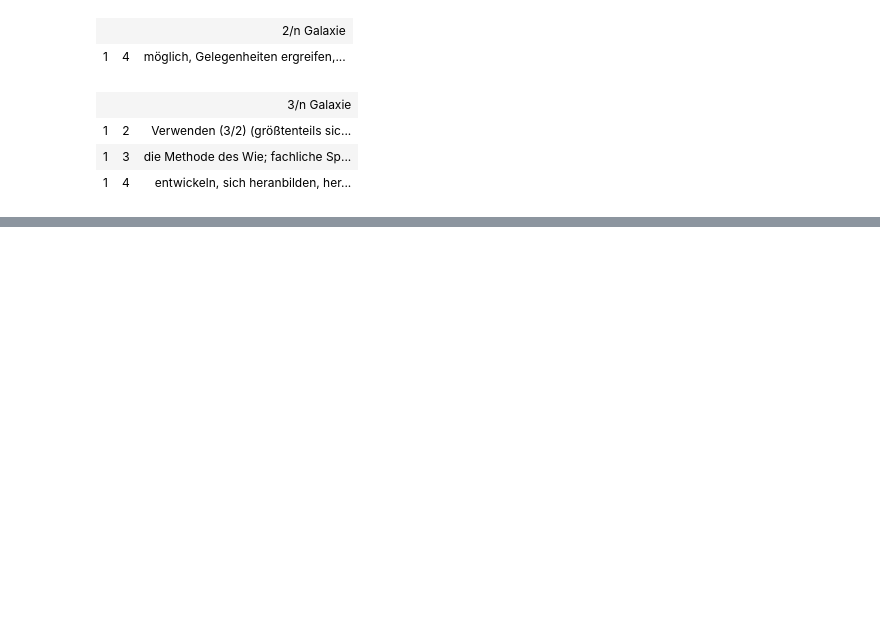
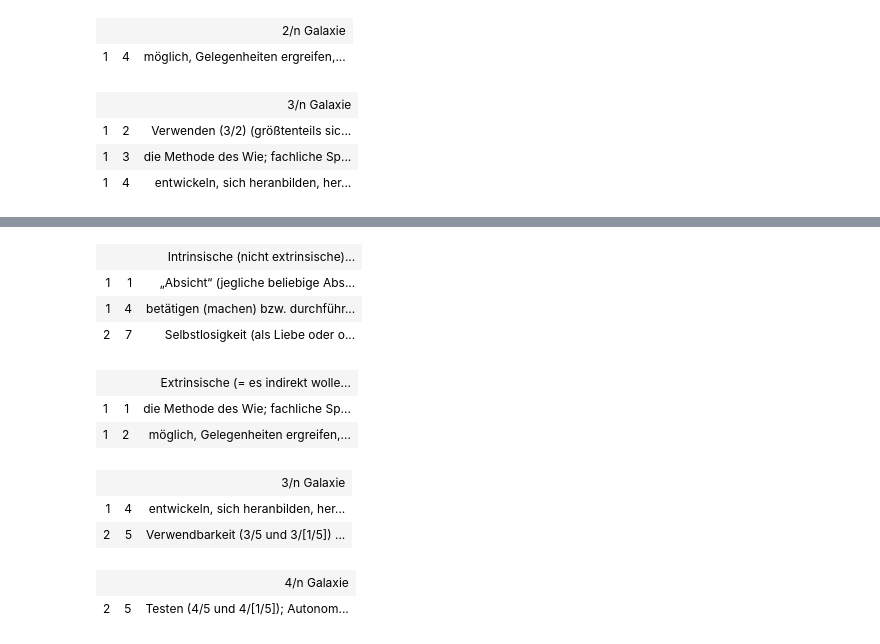
Before and after one commit to githubuser2000/reta-23-07-20, a Jupyter notebook: unit-testing/bruchSyntaxNeu-23-04.ipynb, the cells around one changed output, grey strips where cells are left out. Saved outputs shown, nothing was run; the diff lists cells and outputs as text; code cells hidden in the pictures; blank space fills up the shorter version.

```diff
--- a/unit-testing/bruchSyntaxNeu-23-04.ipynb
+++ b/unit-testing/bruchSyntaxNeu-23-04.ipynb
@@ -289,0 +258,15 @@ HTML(teste("av1/10-1/11+0/1+1/2"))
+# %%
+HTML(teste("a 1/2,4,3/4-3/5,3/5-4/5 7,1/1+0/0+0/0"))
+# %% [output]
+|  |  | Intrinsische (nicht extrinsische)... |
+| 1 | 1 | „Absicht“ (jegliche beliebige Abs... |
+| 1 | 4 | betätigen (machen) bzw. durchführ... |
+| 2 | 7 | Selbstlosigkeit (als Liebe oder o... |
+|  |  | Extrinsische (= es indirekt wolle... |
+| 1 | 1 | die Methode des Wie; fachliche Sp... |
+| 1 | 2 | möglich, Gelegenheiten ergreifen,... |
+|  |  | 3/n Galaxie |
+| 1 | 4 | entwickeln, sich heranbilden, her... |
+| 2 | 5 | Verwendbarkeit (3/5 und 3/[1/5]) ... |
+|  |  | 4/n Galaxie |
+| 2 | 5 | Testen (4/5 und 4/[1/5]); Autonom... |
```
Also changed, not shown: parts of 11 cells of this notebook.
